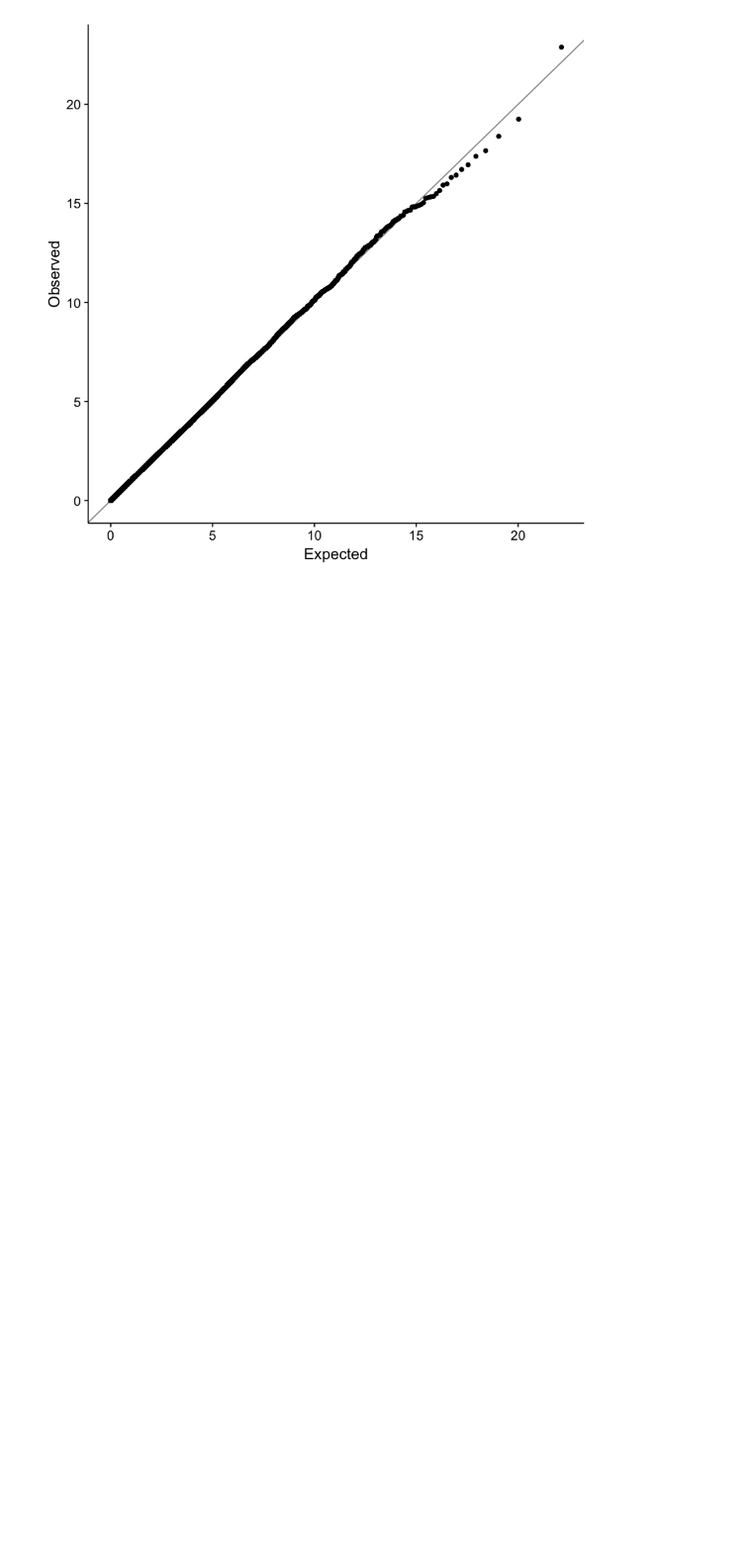
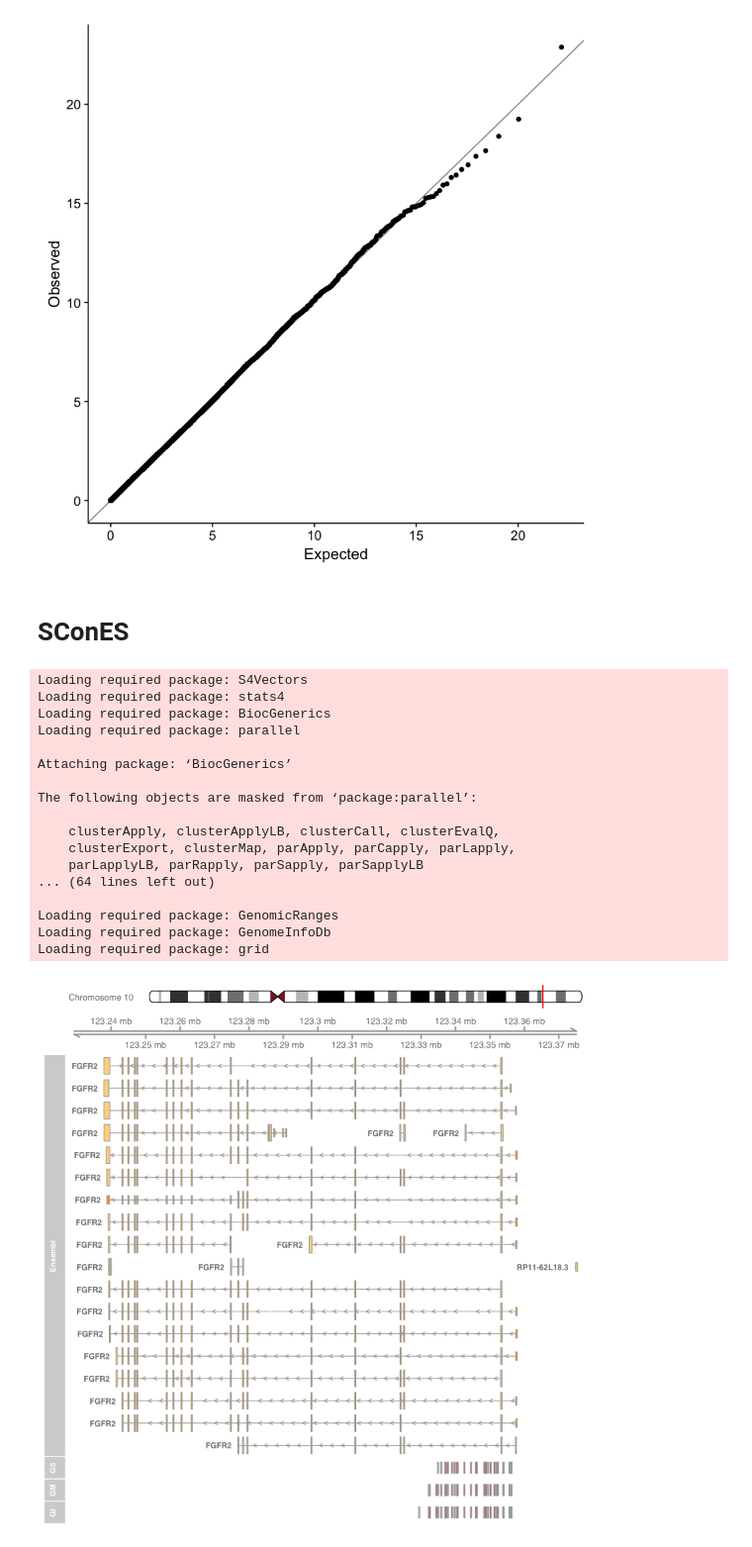
Before and after one commit to hclimente/genewa, a Jupyter notebook: logbook/genesis_exploration_1.ipynb, the cells around one changed output. Shown at 99% size. Saved outputs shown, nothing was run; the diff lists cells and outputs as text; code cells hidden in the pictures; blank space fills up the shorter version.

Commit message:
added scones results

```diff
--- a/logbook/genesis_exploration_1.ipynb
+++ b/logbook/genesis_exploration_1.ipynb
@@ -117,3 +120,5 @@ ggplot(as.data.frame(chi2), aes(sample = chi2)) +
     labs(x = "Expected", y = "Observed")
 # %% [output]
 [figure]
+# %% [markdown]
+# SConES
@@ -119,0 +145,62 @@ ggplot(as.data.frame(chi2), aes(sample = chi2)) +
+# %%
+gs <- read_tsv("../results/scones/gs/scones_gs.out.txt",
+               col_names = F,  comment = "#", col_types = "cii") %>%
+  set_colnames(c("id", "chr", "gpos"))
+
+gm <- read_tsv("../results/scones/gm/scones_gm.out.txt",
+               col_names = F,  comment = "#", col_types = "cii") %>%
+  set_colnames(c("id", "chr", "gpos"))
+
+gi <- read_tsv("../results/scones/gi/scones_gi.out.txt",
+               col_names = F,  comment = "#", col_types = "cii") %>%
+  set_colnames(c("id", "chr", "gpos"))
+
+map <- read_tsv("../datasets/genesis/genesis.processed.map",
+                col_names = F, col_types = "icii") %>%
+        set_colnames(c("chr","id","X","gpos")) %>%
+        arrange(chr, gpos) %>%
+        mutate(gs = id %in% gs$id,
+               gi = id %in% gi$id,
+               gm = id %in% gm$id)
+# %%
+map10 <- map %>%
+        filter(chr == 10)
+
+gsTrack <- getSnpTrack(map10, map10$gs, "GS")
+gmTrack <- getSnpTrack(map10, map10$gm, "GM")
+giTrack <- getSnpTrack(map10, map10$gi, "GI")
+
+itrack <- IdeogramTrack(genome = genome(gsTrack), chromosome = names(genome(gsTrack)))
+gtrack <- GenomeAxisTrack()
+
+biomTrack <- BiomartGeneRegionTrack(genome = "hg19",
+                                    chromosome = names(genome(gsTrack)),
+                                    start = min(c(start(range(gsTrack)),
+                                                  start(range(gmTrack)),
+                                                  start(range(giTrack)))),
+                                    end = max(c(end(range(gsTrack)),
+                                                end(range(gmTrack)),
+                                                end(range(giTrack)))),
+                                    name="Ensembl")
+
+plotTracks(list(itrack, gtrack, biomTrack, gsTrack, gmTrack, giTrack), showId = TRUE,
+           Selected = "red", Unselected = "grey80")
+# %% [output]
+Loading required package: S4Vectors
+Loading required package: stats4
+Loading required package: BiocGenerics
+Loading required package: parallel
+
+Attaching package: ‘BiocGenerics’
+
+The following objects are masked from ‘package:parallel’:
+
+    clusterApply, clusterApplyLB, clusterCall, clusterEvalQ,
+    clusterExport, clusterMap, parApply, parCapply, parLapply,
+    parLapplyLB, parRapply, parSapply, parSapplyLB
+... (64 lines left out)
+
+Loading required package: GenomicRanges
+Loading required package: GenomeInfoDb
+Loading required package: grid
+[figure, added]
```
Also changed, not shown: parts of 9 cells of this notebook.
